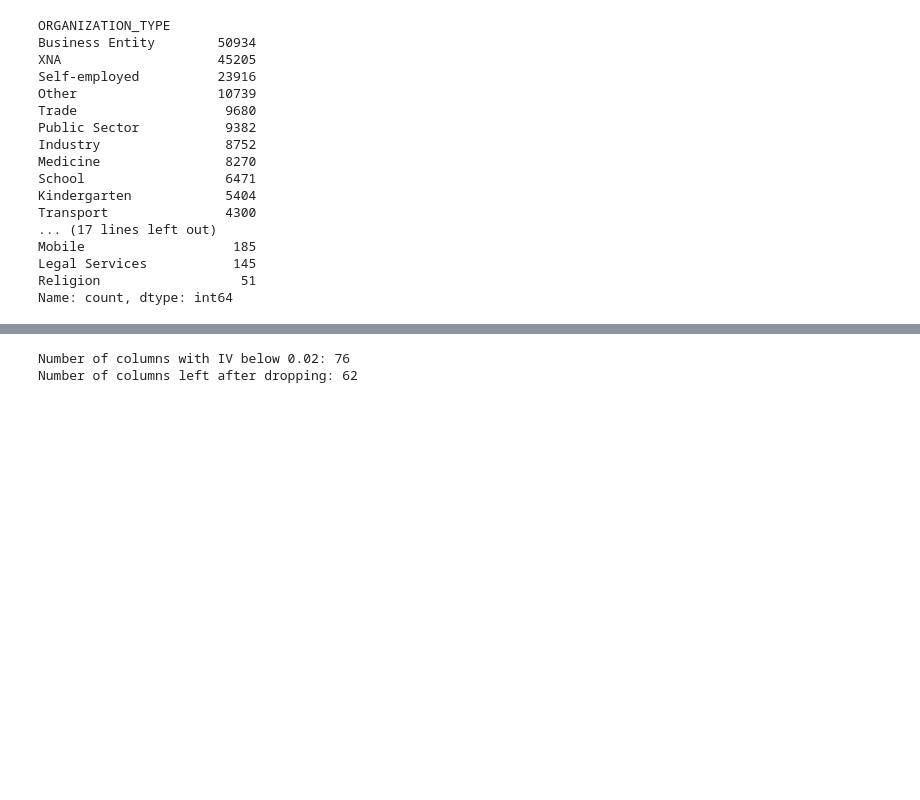
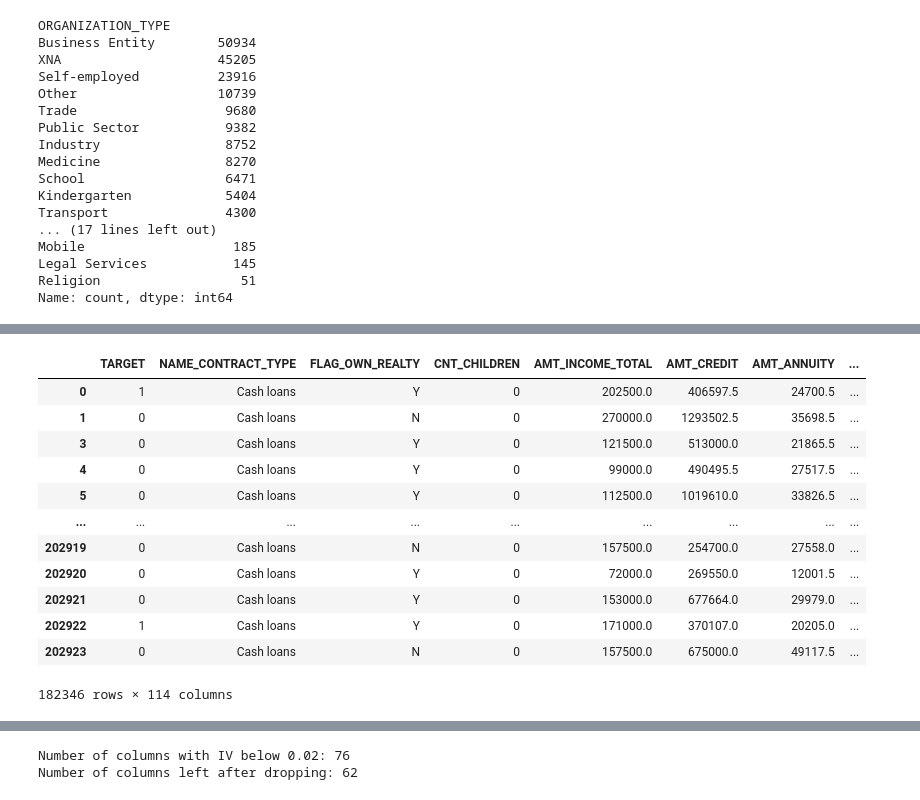
Before and after one commit to rachelwhyj/FA, a Jupyter notebook: scorecard_v1.ipynb, the cells around one changed output, grey strips where cells are left out. Saved outputs shown, nothing was run; the diff lists cells and outputs as text; code cells hidden in the pictures; blank space fills up the shorter version.

```diff
--- a/scorecard_v1.ipynb
+++ b/scorecard_v1.ipynb
@@ -163,0 +222,23 @@ Name: count, dtype: int64
+# %%
+# Calculate the percentage of missing values for each col
+missing_data = merged_working.isnull().mean().sort_values(ascending=False)
+missing_data_over_50 = missing_data[missing_data > 0.5].apply(lambda x: "{:.0%}".format(x))
+missing_data_over_50
+merged_working_copy = merged_working.copy()
+
+merged_working = merged_working.drop(columns=missing_data_over_50.index)
+merged_working
+# %% [output]
+|  | TARGET | NAME_CONTRACT_TYPE | FLAG_OWN_REALTY | CNT_CHILDREN | AMT_INCOME_TOTAL | AMT_CREDIT | AMT_ANNUITY | ... |
+| 0 | 1 | Cash loans | Y | 0 | 202500.0 | 406597.5 | 24700.5 | ... |
+| 1 | 0 | Cash loans | N | 0 | 270000.0 | 1293502.5 | 35698.5 | ... |
+| 3 | 0 | Cash loans | Y | 0 | 121500.0 | 513000.0 | 21865.5 | ... |
+| 4 | 0 | Cash loans | Y | 0 | 99000.0 | 490495.5 | 27517.5 | ... |
+| 5 | 0 | Cash loans | Y | 0 | 112500.0 | 1019610.0 | 33826.5 | ... |
+| ... | ... | ... | ... | ... | ... | ... | ... | ... |
+| 202919 | 0 | Cash loans | N | 0 | 157500.0 | 254700.0 | 27558.0 | ... |
+| 202920 | 0 | Cash loans | Y | 0 | 72000.0 | 269550.0 | 12001.5 | ... |
+| 202921 | 0 | Cash loans | Y | 0 | 153000.0 | 677664.0 | 29979.0 | ... |
+| 202922 | 1 | Cash loans | Y | 0 | 171000.0 | 370107.0 | 20205.0 | ... |
+| 202923 | 0 | Cash loans | N | 0 | 157500.0 | 675000.0 | 49117.5 | ... |
+182346 rows × 114 columns
```
Also changed, not shown: parts of 17 cells of this notebook.
